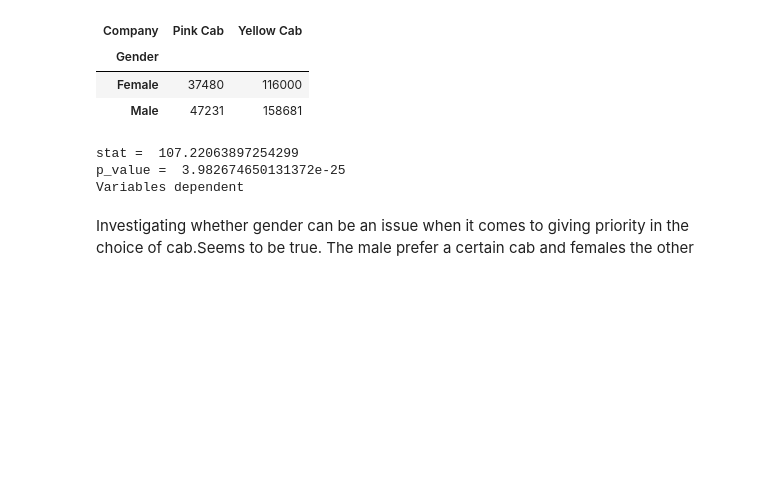
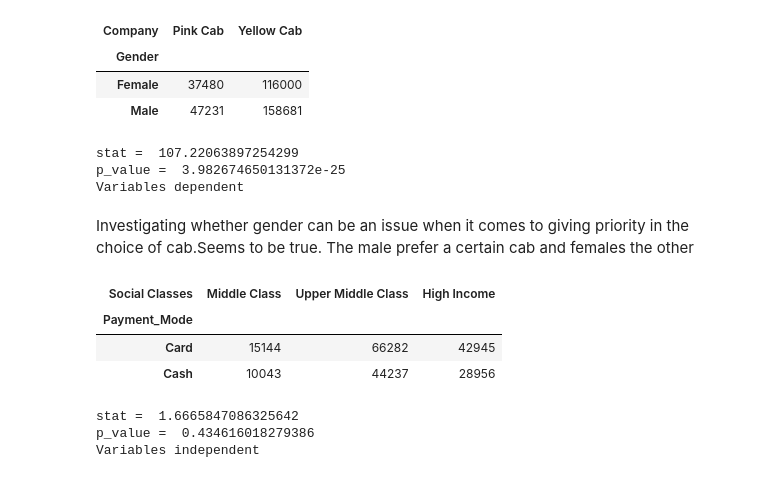
Before and after one commit to colinmburugu/DataSets, a Jupyter notebook: CABS.ipynb, the cells around one changed output. Drawn from its saved outputs; the diff is of its cells as text; code cells hidden in the pictures; blank space fills up the shorter version.

```diff
--- a/CABS.ipynb
+++ b/CABS.ipynb
@@ -550,3 +575,24 @@ Variables dependent
 # %% [markdown]
 Investigating whether gender can be an issue when it comes to giving priority in the choice of cab.Seems to be true.
 The male prefer a certain cab and females the other
+# %%
+table1 = pd.crosstab(final['Payment_Mode'],final['Social Classes'])
+table1
+# %% [output]
+| Social Classes | Middle Class | Upper Middle Class | High Income |
+| Payment_Mode |  |  |  |
+| Card | 15144 | 66282 | 42945 |
+| Cash | 10043 | 44237 | 28956 |
+# %%
+from scipy.stats import chi2_contingency
+stat,p,dof,expected = chi2_contingency(table1)
+print('stat = ',stat)
+print('p_value = ', p)
+if p > 0.05:
+    print('Variables independent')
+else:
+    print('Variables dependent')
+# %% [output]
+stat =  1.6665847086325642
+p_value =  0.434616018279386
+Variables independent
```
Also changed, not shown: parts of 15 cells of this notebook.
